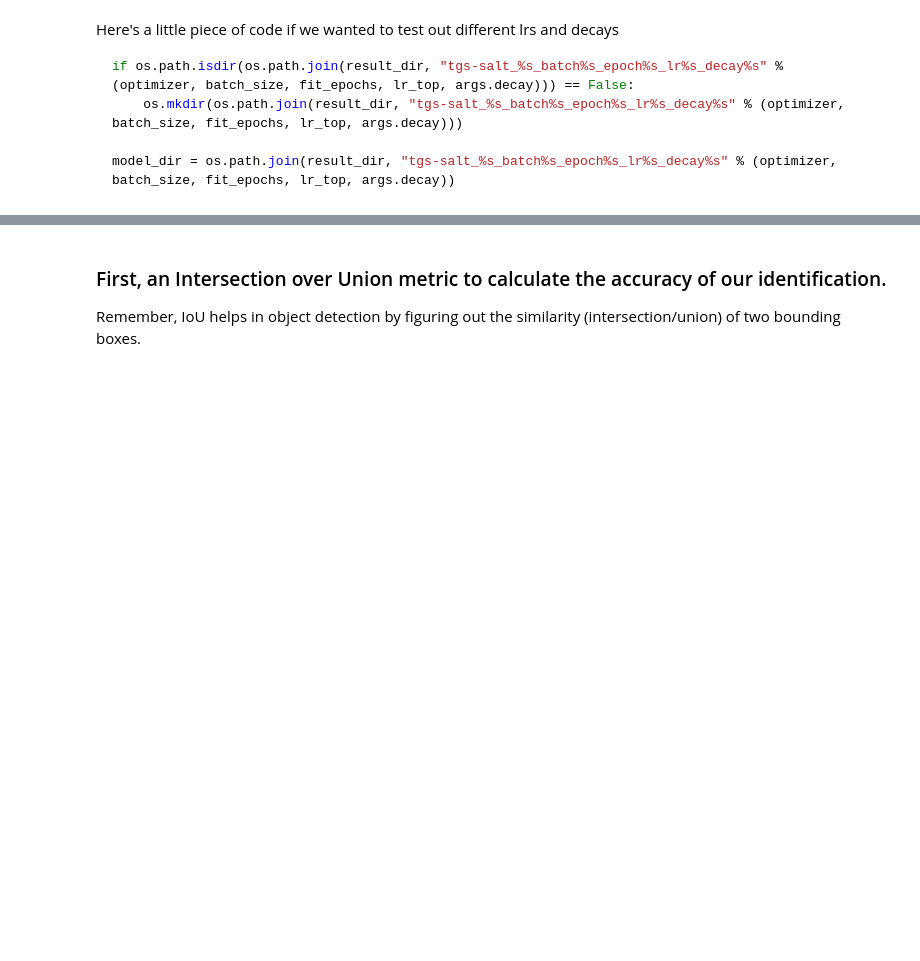
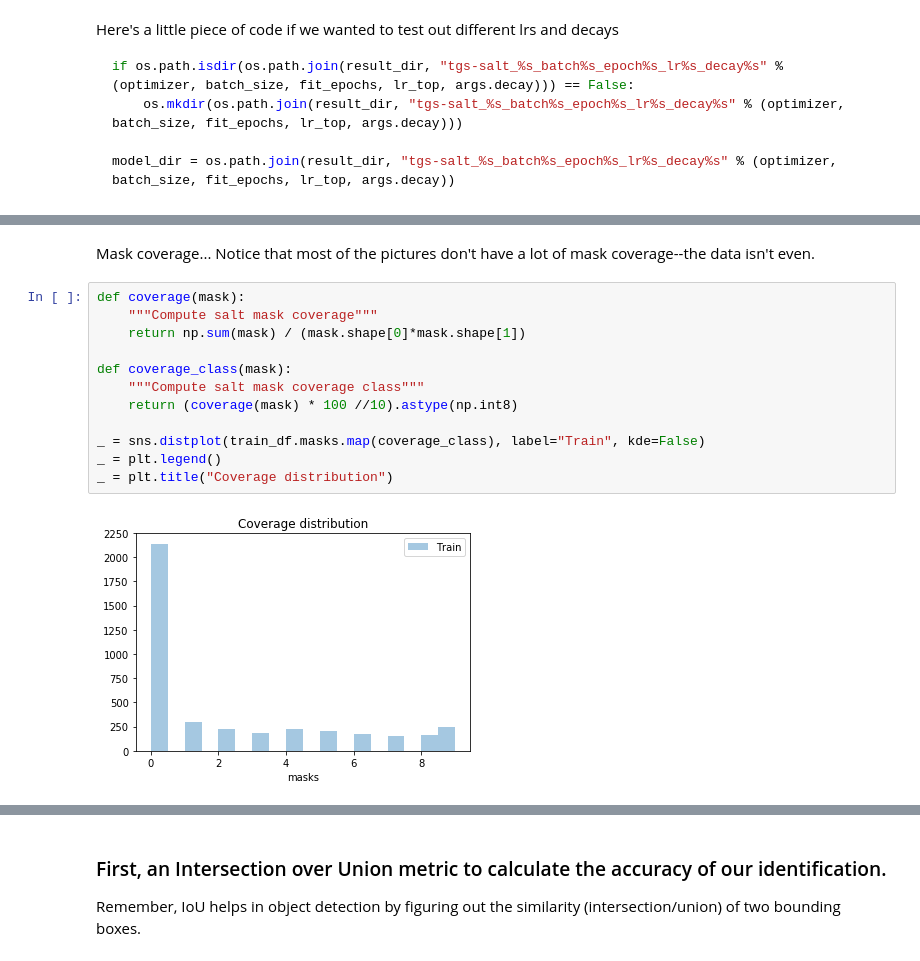
Before and after one commit to CutieOwl/kaggle-practice, a Jupyter notebook: tgs_salt_identification/salt_identification.ipynb, the cells around one changed output, grey strips where cells are left out. Drawn from its saved outputs; the diff is of its cells as text; blank space fills up the shorter version.

```diff
--- a/tgs_salt_identification/salt_identification.ipynb
+++ b/tgs_salt_identification/salt_identification.ipynb
@@ -353,0 +227,17 @@ For now, I'm basing my model off of Jesper's U-Net model, which is in turn based
+# %% [markdown]
+Mask coverage...
+Notice that most of the pictures don't have a lot of mask coverage--the data isn't even.
+# %%
+def coverage(mask):
+    """Compute salt mask coverage"""
+    return np.sum(mask) / (mask.shape[0]*mask.shape[1])
+
+def coverage_class(mask):
+    """Compute salt mask coverage class"""
+    return (coverage(mask) * 100 //10).astype(np.int8)
+
+_ = sns.distplot(train_df.masks.map(coverage_class), label="Train", kde=False)
+_ = plt.legend()
+_ = plt.title("Coverage distribution")
+# %% [output]
+[figure, added]
```
Also changed, not shown: parts of 66 cells of this notebook, 9 other files.
